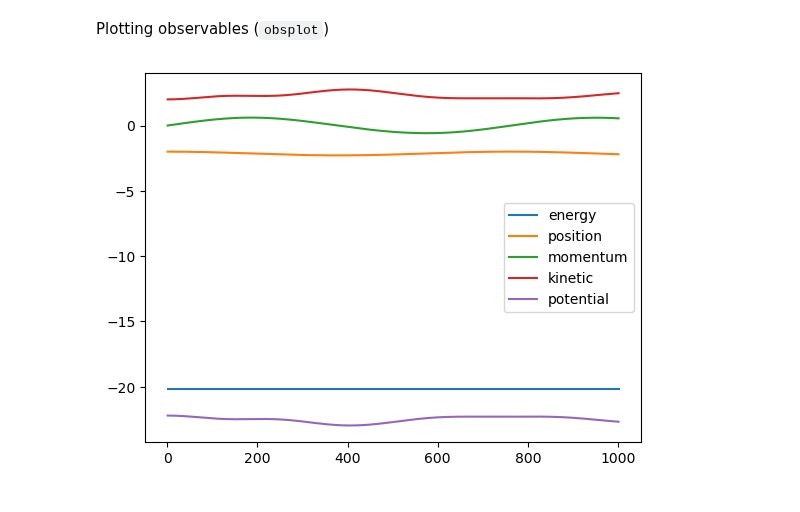
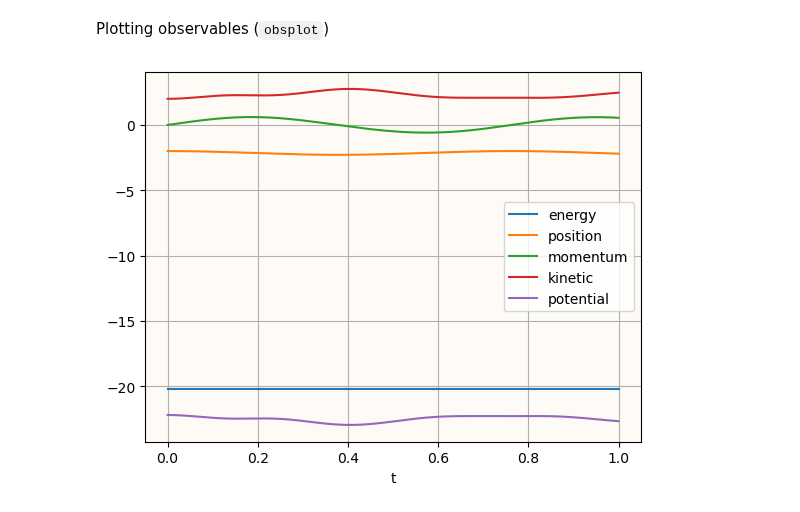
Before and after one commit to brownadder/expsolve, a Jupyter notebook: examples/tutorials/01_tensorgrid/00_quick_introduction.ipynb, the cells around one changed output. Drawn from its saved outputs; the diff is of its cells as text; code cells hidden in the pictures.

```diff
--- a/examples/tutorials/01_tensorgrid/00_quick_introduction.ipynb
+++ b/examples/tutorials/01_tensorgrid/00_quick_introduction.ipynb
@@ -138,7 +142,10 @@ plt.show()
 [figure]
 # %% [markdown]
 Plotting observables (`obsplot`)
-# %%
-ex.obsplot(plt, obsvalues)
-# %% [output]
-[figure, removed]
+# %%
+obsspecs = [((timegrid, x[1]), {}, x[0]) for x in obsvalues.items()]
+fig, ax = plt.subplots()
+ex.plot(ax, linespecs=obsspecs, xlabel='t')
+plt.show()
+# %% [output]
+[figure, added]
```
Also changed, not shown: parts of 5 cells of this notebook, 3 other files.
